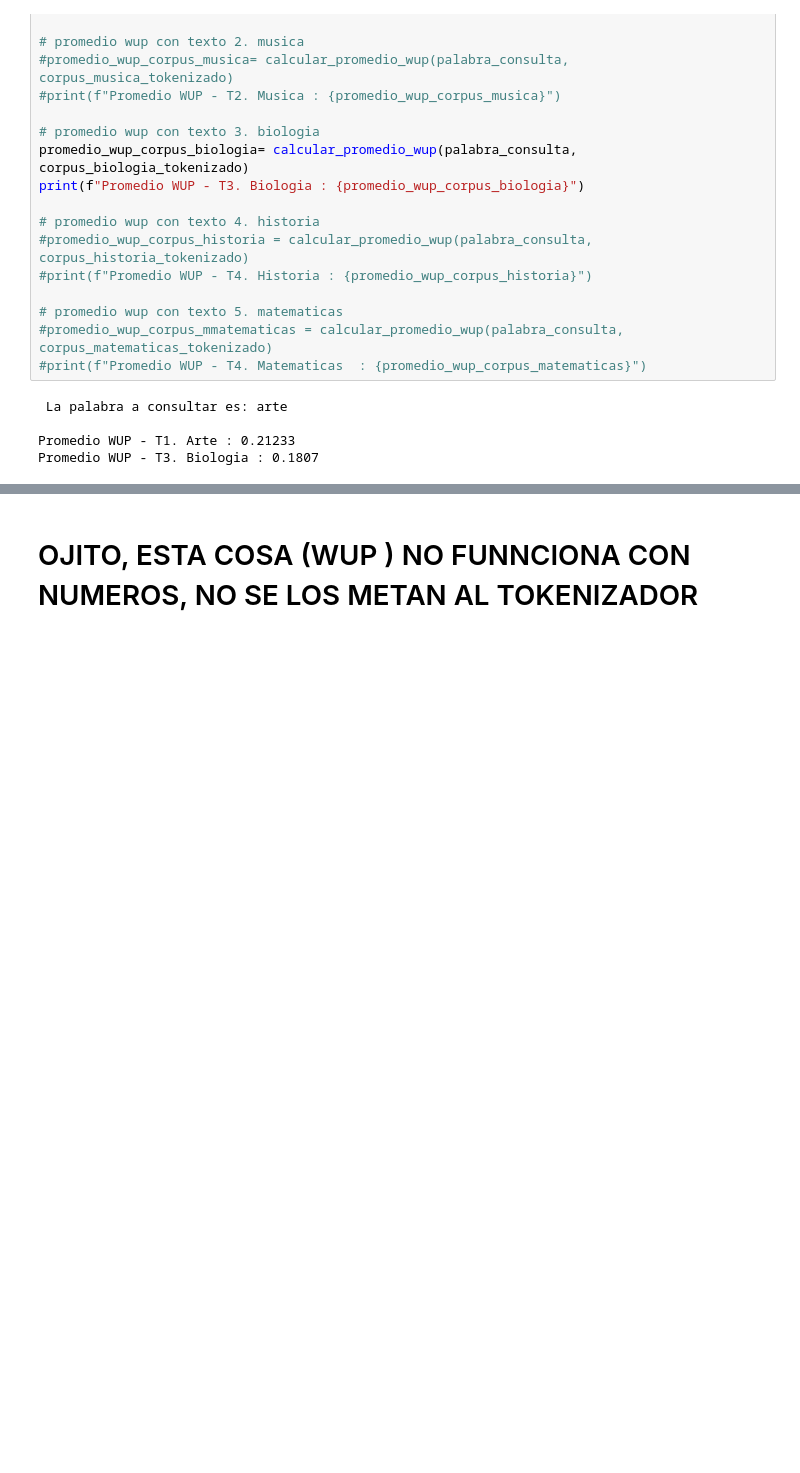
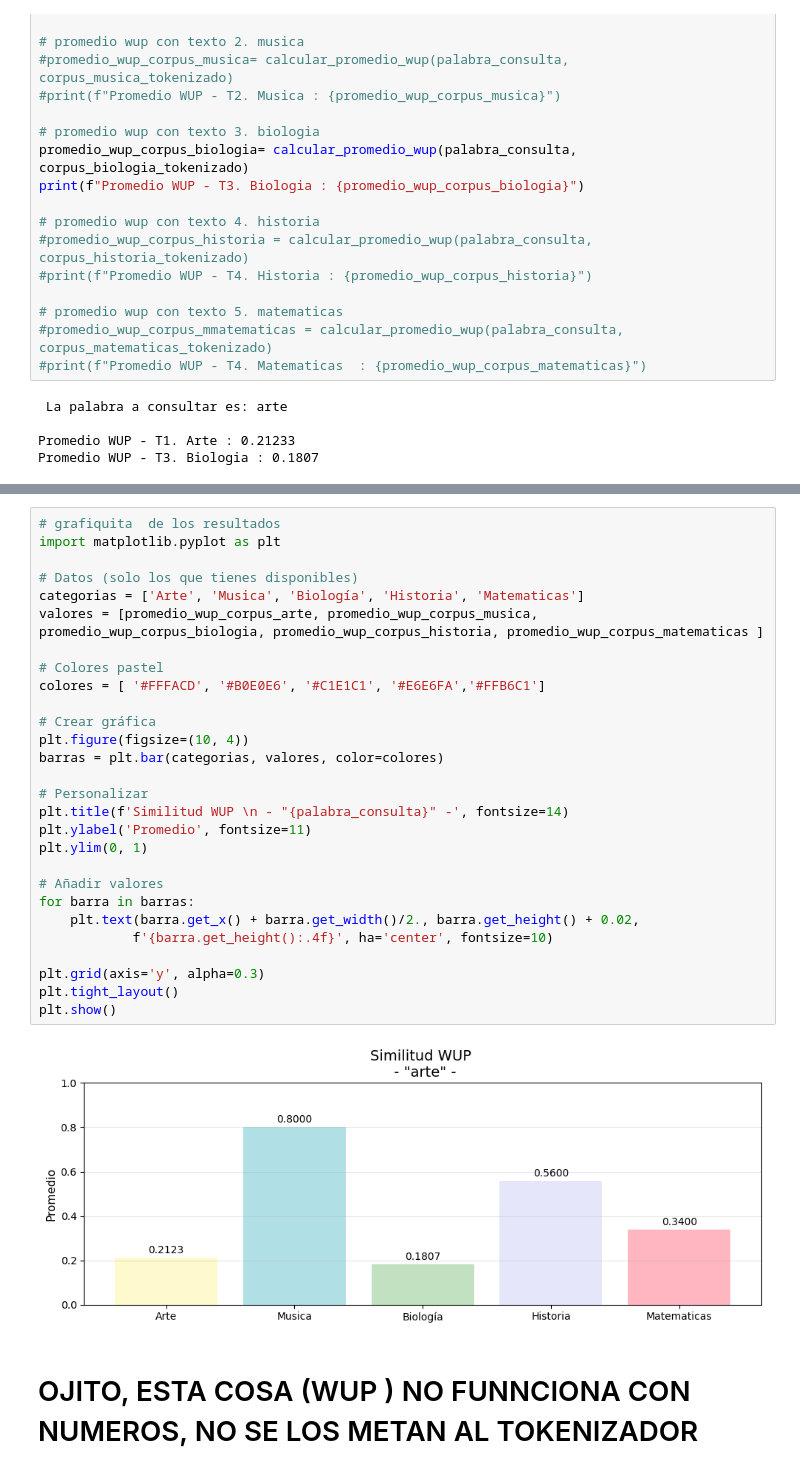
Before and after one commit to vanessalugo04/Procesamiento_lenguaje_natural, a Jupyter notebook: Practica3.ipynb, the cells around one changed output, grey strips where cells are left out. Cells and saved outputs as stored; diff of their text form; blank space fills up the shorter version.

Commit message:
ya jala todo, solo metan su texto y sus stopwords -monc

```diff
--- a/Practica3.ipynb
+++ b/Practica3.ipynb
@@ -394,5 +394,35 @@ print(f" Corpus con mayor similitud: {tema_max}")
 
  El promedio más alto es: 0.21233
  Corpus con mayor similitud: Arte
+# %%
+# grafiquita  de los resultados
+import matplotlib.pyplot as plt
+
+# Datos (solo los que tienes disponibles)
+categorias = ['Arte', 'Musica', 'Biología', 'Historia', 'Matematicas']
+valores = [promedio_wup_corpus_arte, promedio_wup_corpus_musica, promedio_wup_corpus_biologia, promedio_wup_corpus_historia, promedio_wup_corpus_matematicas ]
+
+# Colores pastel
+colores = [ '#FFFACD', '#B0E0E6', '#C1E1C1', '#E6E6FA','#FFB6C1']
+
+# Crear gráfica
+plt.figure(figsize=(10, 4))
+barras = plt.bar(categorias, valores, color=colores)
+
+# Personalizar
+plt.title(f'Similitud WUP \n - "{palabra_consulta}" -', fontsize=14)
+plt.ylabel('Promedio', fontsize=11)
+plt.ylim(0, 1)
+
+# Añadir valores
+for barra in barras:
+    plt.text(barra.get_x() + barra.get_width()/2., barra.get_height() + 0.02,
+            f'{barra.get_height():.4f}', ha='center', fontsize=10)
+
+plt.grid(axis='y', alpha=0.3)
+plt.tight_layout()
+plt.show()
+# %% [output]
+[figure, added]
 # %% [markdown]
 # OJITO, ESTA COSA (WUP ) NO FUNNCIONA CON NUMEROS, NO SE LOS METAN AL TOKENIZADOR
```
Also changed, not shown: parts of 1 cell of this notebook.
